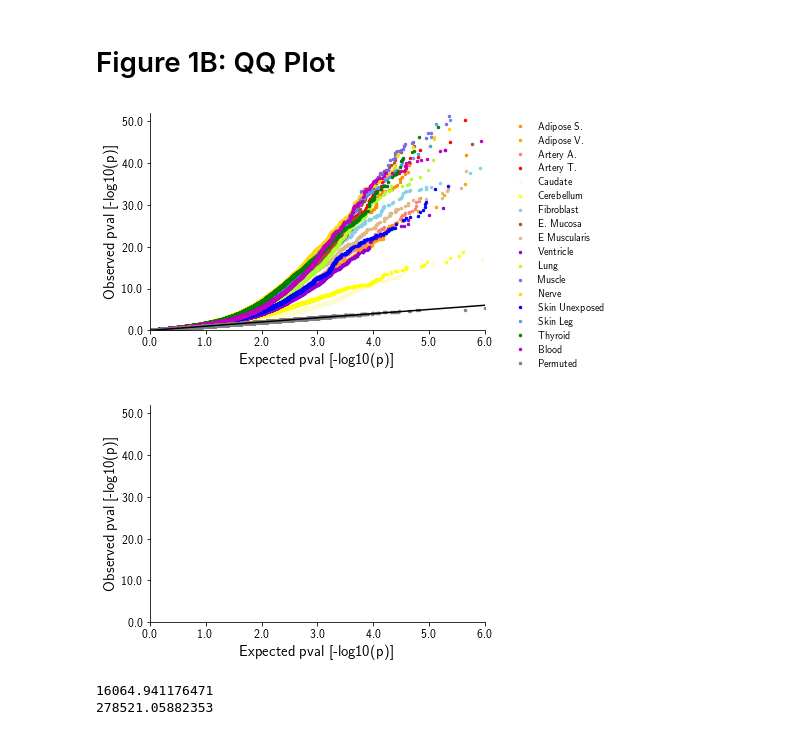
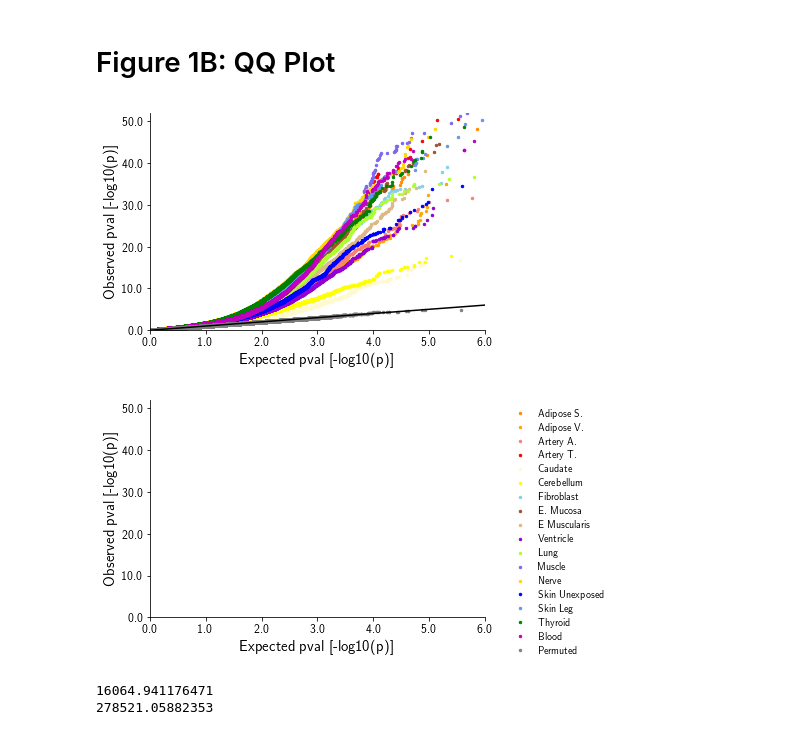
Before and after one commit to gymreklab/gtex-estrs-paper, a Jupyter notebook: Figures/eSTR-GTEx-Figure1.ipynb, the cells around one changed output. Cells and saved outputs as stored; diff of their text form; code cells hidden in the pictures.

```diff
--- a/Figures/eSTR-GTEx-Figure1.ipynb
+++ b/Figures/eSTR-GTEx-Figure1.ipynb
@@ -42,6 +43,9 @@ matplotlib.rcParams['text.usetex'] = True
 # Import libraries
 import os
 import pandas as pd
+import scipy.stats
+import seaborn as sns
+import statsmodels.stats.multitest
 
 ############ Set up paths #############
 SAVEPLOT = True
@@ -95,6 +99,9 @@ SHORTEN = {
 }
 TISSUES = [item for item in list(COLORS.keys()) if item != "permuted"]
 
+MINANOVAQ = 0.1 # 10% FDR for ANOVA analysis
+MINANOVAP = 0.05 # nominal p-value for ANOVA analysis
+
 ############ Load data ################
 NGESTR = pd.read_csv(os.path.join(DATADIR, "2016_estrs_table.csv"))
 
@@ -107,5 +114,19 @@ for t in TISSUES:
     data[t]["str.start"] = (data[t]["str.start"] + 1).apply(int)
 data["permuted"] = pd.read_csv(os.path.join(DATADIR, "WholeBlood_LinearRegression_permuted.tab"), sep="\t")
 data["LCL"] = NGESTR
+
+master = {} # Map of tissue -> master data. Include all loci for comparisons below
+for t in TISSUES:
+    df = pd.read_csv(os.path.join(DATADIR, "%s_MasterTable.tab"%t), sep="\t")
+    df = df[~np.isnan(df["best.str.start"])]
+    df["str.start"] = (df["best.str.start"] + 1).apply(int)
+    df["gene"] = df["gene"].apply(lambda x: x.split(".")[0])
+    df = pd.merge(df, data[t], on=["str.start","gene","beta"], how="outer")
+    df["significant"] = (df["significant"]==1)
+    df["signif_%s"%t] = df["significant"]
+    master[t] = df
+master["LCL"] = NGESTR
+master["LCL"]["str.id"] = master["LCL"]["str.start"].apply(lambda x: "STR_%s"%(x-1))
+master["LCL"]["significant"] = master["LCL"]["signif.estr"]
 # %% [output]
 Populating the interactive namespace from numpy and matplotlib
@@ -134,26 +159,29 @@ ax.set_xlabel("Expected pval [-log10(p)]", size=15)
 ax.set_ylabel("Observed pval [-log10(p)]", size=15)
 ax.set_xticklabels(ax.get_xticks(), size=12)
 ax.set_yticklabels(ax.get_yticks(), size=12)
-ax.legend(bbox_to_anchor=(1.05, 1), loc=2, frameon=False);
 if SAVEPLOT: fig.savefig(os.path.join(RESULTSDIR, "%s_qqplot.png"%FIGPREFIX))
-
-# Additionally plot the skeleton as pdf to use in Illustrator
-fig = plt.figure()
-ax = fig.add_subplot(111)
-ax.spines['right'].set_visible(False)
-ax.spines['top'].set_visible(False)
-ax.yaxis.set_ticks_position('left')
-ax.xaxis.set_ticks_position('bottom')
-ax.set_xlim(left=0, right=6)
-ax.set_ylim(bottom=0, top=maxval/5*5)
-ax.set_xlabel("Expected pval [-log10(p)]", size=15)
-ax.set_ylabel("Observed pval [-log10(p)]", size=15)
-ax.set_xticklabels(ax.get_xticks(), size=12)
-ax.set_yticklabels(ax.get_yticks(), size=12)
-if SAVEPLOT: fig.savefig(os.path.join(RESULTSDIR, "%s_qqplot_skeleton.pdf"%FIGPREFIX))
 # %% [output]
-[figure, old version]
+[figure, new version]
-[figure, removed]
+# %%
+# Additionally plot the skeleton as pdf to use in Illustrator
+fig = plt.figure()
+ax = fig.add_subplot(111)
+for t in TISSUES + ["permuted"]:
+    ax.scatter([],[], color=COLORS[t], label=SHORTEN[t], s=6)
+ax.spines['right'].set_visible(False)
+ax.spines['top'].set_visible(False)
+ax.yaxis.set_ticks_position('left')
+ax.xaxis.set_ticks_position('bottom')
+ax.set_xlim(left=0, right=6)
+ax.set_ylim(bottom=0, top=maxval/5*5)
+ax.set_xlabel("Expected pval [-log10(p)]", size=15)
+ax.set_ylabel("Observed pval [-log10(p)]", size=15)
+ax.set_xticklabels(ax.get_xticks(), size=12)
+ax.set_yticklabels(ax.get_yticks(), size=12)
+ax.legend(bbox_to_anchor=(1.05, 1), loc=2, frameon=False);
+if SAVEPLOT: fig.savefig(os.path.join(RESULTSDIR, "%s_qqplot_skeleton.pdf"%FIGPREFIX))
+# %% [output]
+[figure, added]
 # %%
 %%bash -s "$DATADIR"
 
```
Also changed, not shown: parts of 15 cells of this notebook, 3 other files.
